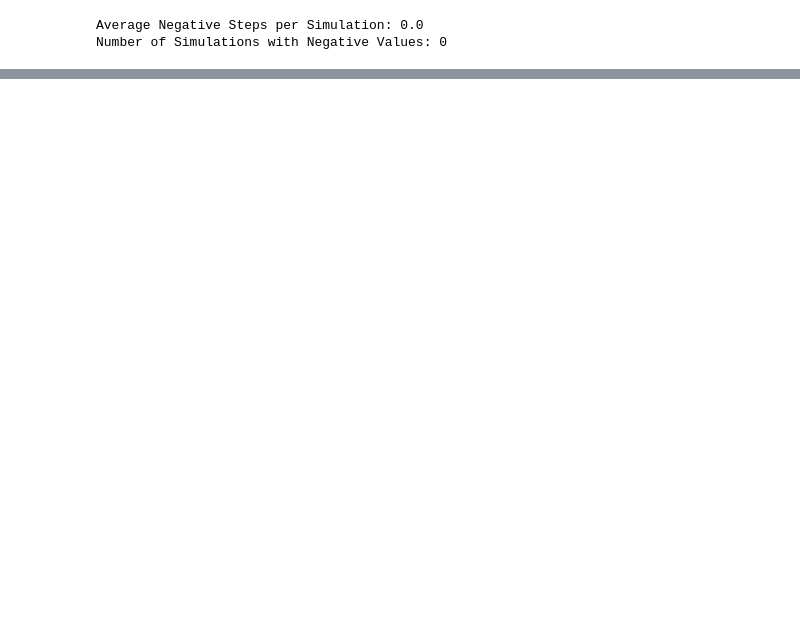
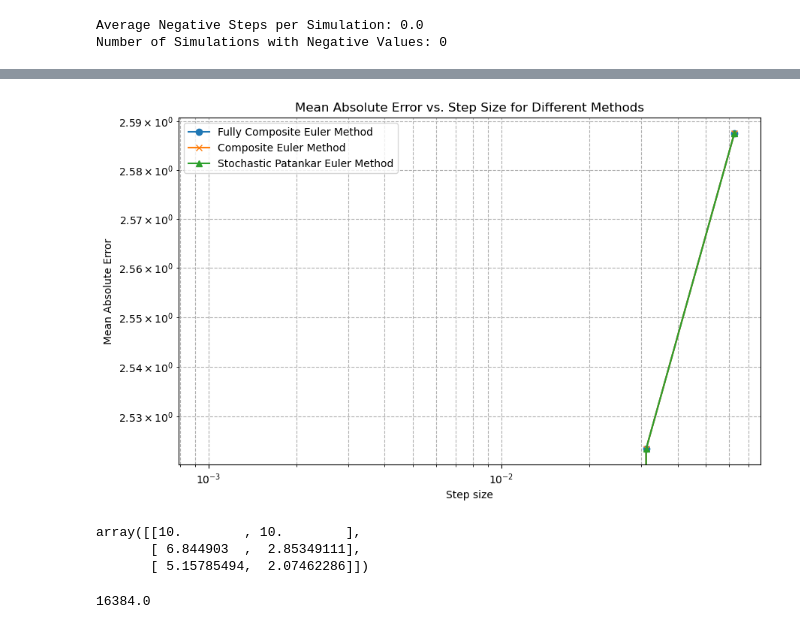
Before and after one commit to JhonatanFelix/patankar-euler, a Jupyter notebook: Lotka-Volterra/model_without_generalizations.ipynb, the cells around one changed output, grey strips where cells are left out. Drawn from its saved outputs; the diff is of its cells as text; code cells hidden in the pictures; blank space fills up the shorter version.

```diff
--- a/Lotka-Volterra/model_without_generalizations.ipynb
+++ b/Lotka-Volterra/model_without_generalizations.ipynb
@@ -1,7 +1,3 @@
 # %%
 import numpy as np
 import matplotlib.pyplot as plt
-# %%
-h = 1
-I = np.random.normal(0, h, 2)
-I
@@ -134,0 +145,16 @@ array([1.00000000e+01, 8.00000000e+00, 7.14919033e+00, 4.93726713e+00,
+# %%
+def simulate_system(times, h, sigma1, sigma2, initial_cond, I=None, sim = 'fully'):
+    steps = len(times)
+
+    # Generate shared random values if not provided
+    if I is None:
+        I = np.random.normal(0, np.sqrt(h), (steps, 2))
+
+    if sim == 'fully':
+        x = fully_composite_euler_method(times, h, sigma1, sigma2, initial_cond, I)
+    elif sim == 'composite':
+        x = composite_euler_method(times, h, sigma1, sigma2, initial_cond, I)
+    else:
+        x = stochastic_patankar_method(times, h, sigma1, sigma2, initial_cond, I)
+
+    return x, I
@@ -134,0 +207,58 @@ array([1.00000000e+01, 8.00000000e+00, 7.14919033e+00, 4.93726713e+00,
+# %%
+import numpy as np
+import matplotlib.pyplot as plt
+
+# Define the stepsizes and initialize the error storage
+stepsizes = [1/(2**i) for i in range(10, 3, -1)]  # From 2^-10 to 2^-4
+errors_fully_composite = []
+errors_composite_euler = []
+errors_stoch_patankar = []
+
+# Reference solution from fine stepsize
+reference_solution = results_fine  # Results from the fine stepsize 1/(2**12)
+
+def calculate_mae(simulation, reference):
+    # Mean Absolute Error calculation
+    return np.mean(np.abs(simulation - reference))
+
+# Iterate over each coarser stepsize
+for h in stepsizes:
+    # Calculate number of steps to match with the reference solution
+    step_ratio = int(2**18 / h)
+
+    # Adjust random values for current stepsize
+    adjusted_random_values = random_values[::step_ratio] * np.sqrt(step_ratio)
+
+    # Simulate using your method, passing the necessary parameters including adjusted random values
+    results_fully_composite, _ = simulate_system(times_fine[::step_ratio], h, sigma1, sigma2, initial_conditions, adjusted_random_values, sim = 'fully')
+    errors_fully_composite.append(calculate_mae(results_fully_composite, reference_solution[::step_ratio]))
+
+    results_composite_euler, _ = simulate_system(times_fine[::step_ratio], h, sigma1, sigma2, initial_conditions, adjusted_random_values, sim = 'composite')
+    errors_composite_euler.append(calculate_mae(results_composite_euler, reference_solution[::step_ratio]))
+
+    results_stoch_patankar, _ = simulate_system(times_fine[::step_ratio], h, sigma1, sigma2, initial_conditions, adjusted_random_values, sim = 'stoch')
+    errors_stoch_patankar.append(calculate_mae(results_stoch_patankar, reference_solution[::step_ratio]))
+
+# Plotting
+plt.figure(figsize=(10, 6))
+plt.loglog(stepsizes, errors_fully_composite, label='Fully Composite Euler Method', marker='o')
+plt.loglog(stepsizes, errors_composite_euler, label='Composite Euler Method', marker='x')
+plt.loglog(stepsizes, errors_stoch_patankar, label='Stochastic Patankar Euler Method', marker='^')
+plt.xlabel('Step size')
+plt.ylabel('Mean Absolute Error')
+plt.title('Mean Absolute Error vs. Step Size for Different Methods')
+plt.legend()
+plt.grid(True, which="both", ls="--")
+plt.show()
+# %% [output]
+[figure, added]
+# %%
+results_composite_euler
+# %% [output]
+array([[10.        , 10.        ],
+       [ 6.844903  ,  2.85349111],
+       [ 5.15785494,  2.07462286]])
+# %%
+2**18 /2**4
+# %% [output]
+16384.0
```
Also changed, not shown: parts of 7 cells of this notebook.
